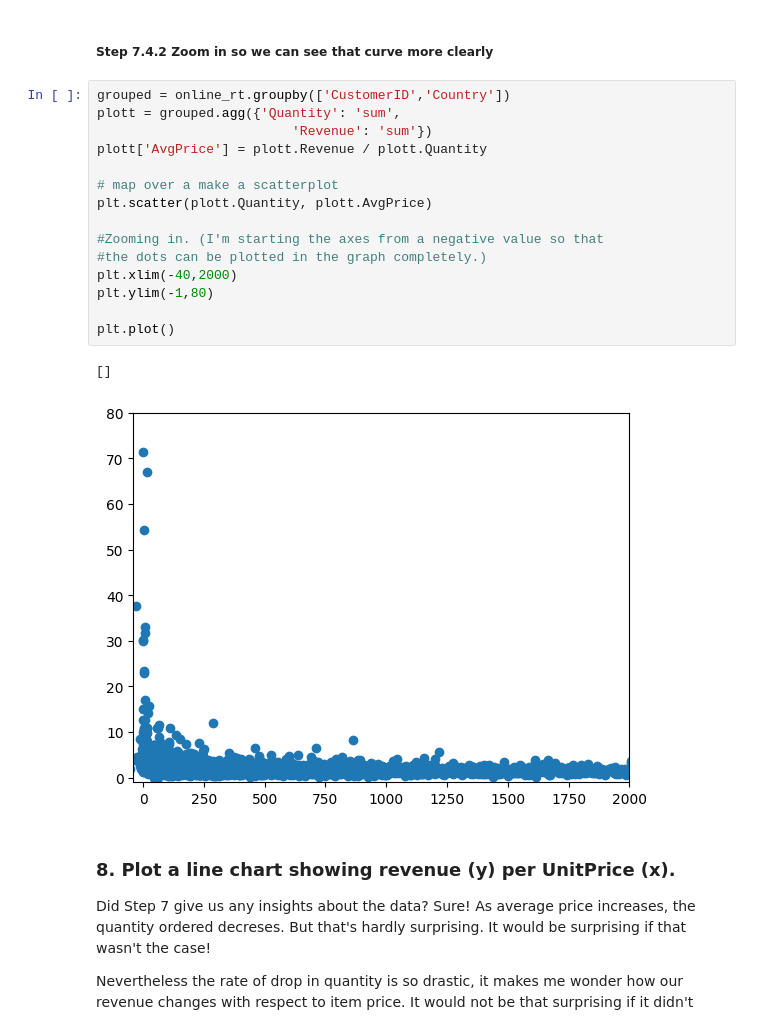
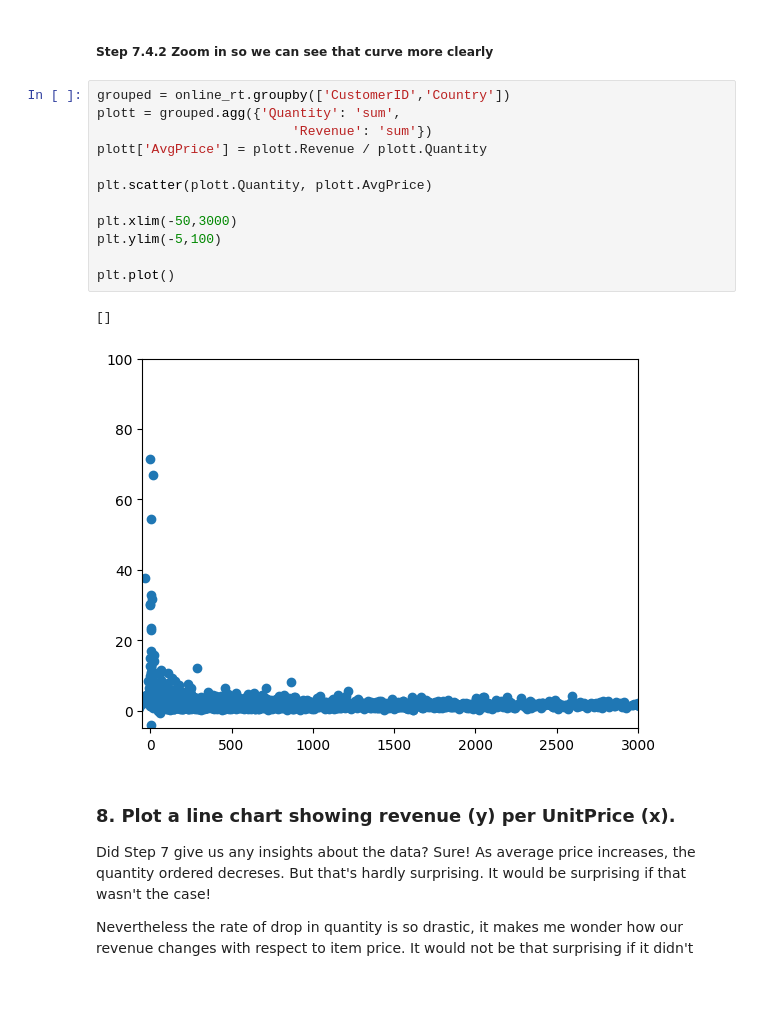
Before and after one commit to iptihal3yousri/Pandas_Exercies, a Jupyter notebook: 07_Visualization/Online_Retail/Exercises.ipynb, the cells around one changed output. Drawn from its saved outputs; the diff is of its cells as text; blank space fills up the shorter version.

```diff
--- a/07_Visualization/Online_Retail/Exercises.ipynb
+++ b/07_Visualization/Online_Retail/Exercises.ipynb
@@ -204,21 +203,18 @@ plt.plot()
 # %%
 grouped = online_rt.groupby(['CustomerID','Country'])
 plott = grouped.agg({'Quantity': 'sum',
                          'Revenue': 'sum'})
 plott['AvgPrice'] = plott.Revenue / plott.Quantity
 
-# map over a make a scatterplot
 plt.scatter(plott.Quantity, plott.AvgPrice)
 
-#Zooming in. (I'm starting the axes from a negative value so that
-#the dots can be plotted in the graph completely.)
-plt.xlim(-40,2000)
-plt.ylim(-1,80)
+plt.xlim(-50,3000)
+plt.ylim(-5,100)
 
 plt.plot()
 # %% [output]
 []
-[figure, old version]
+[figure, new version]
 # %% [markdown]
 ### 8. Plot a line chart showing revenue (y) per UnitPrice (x).
 
```
Also changed, not shown: parts of 2 cells of this notebook.
